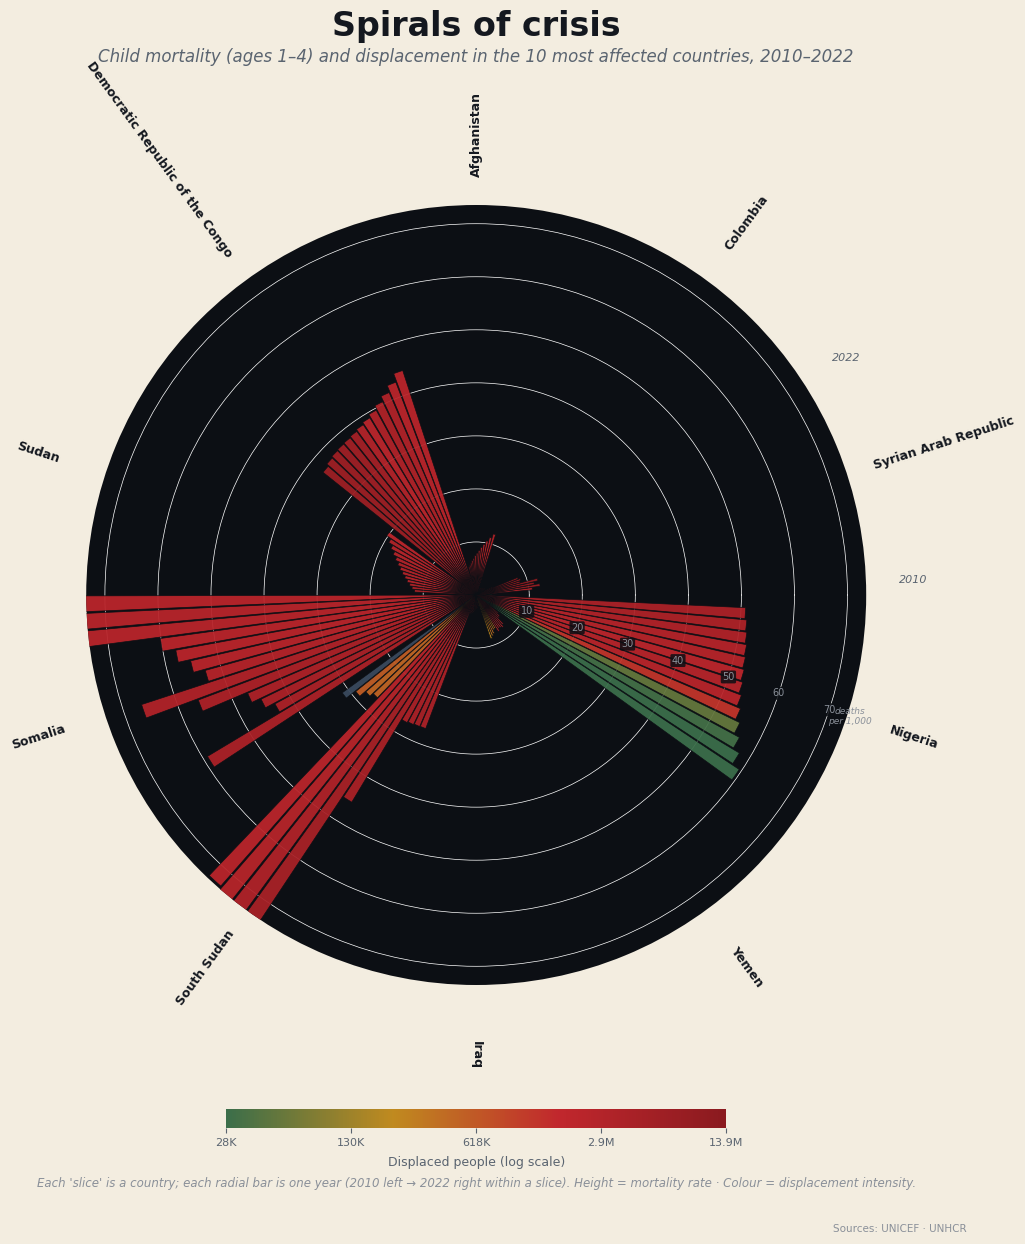
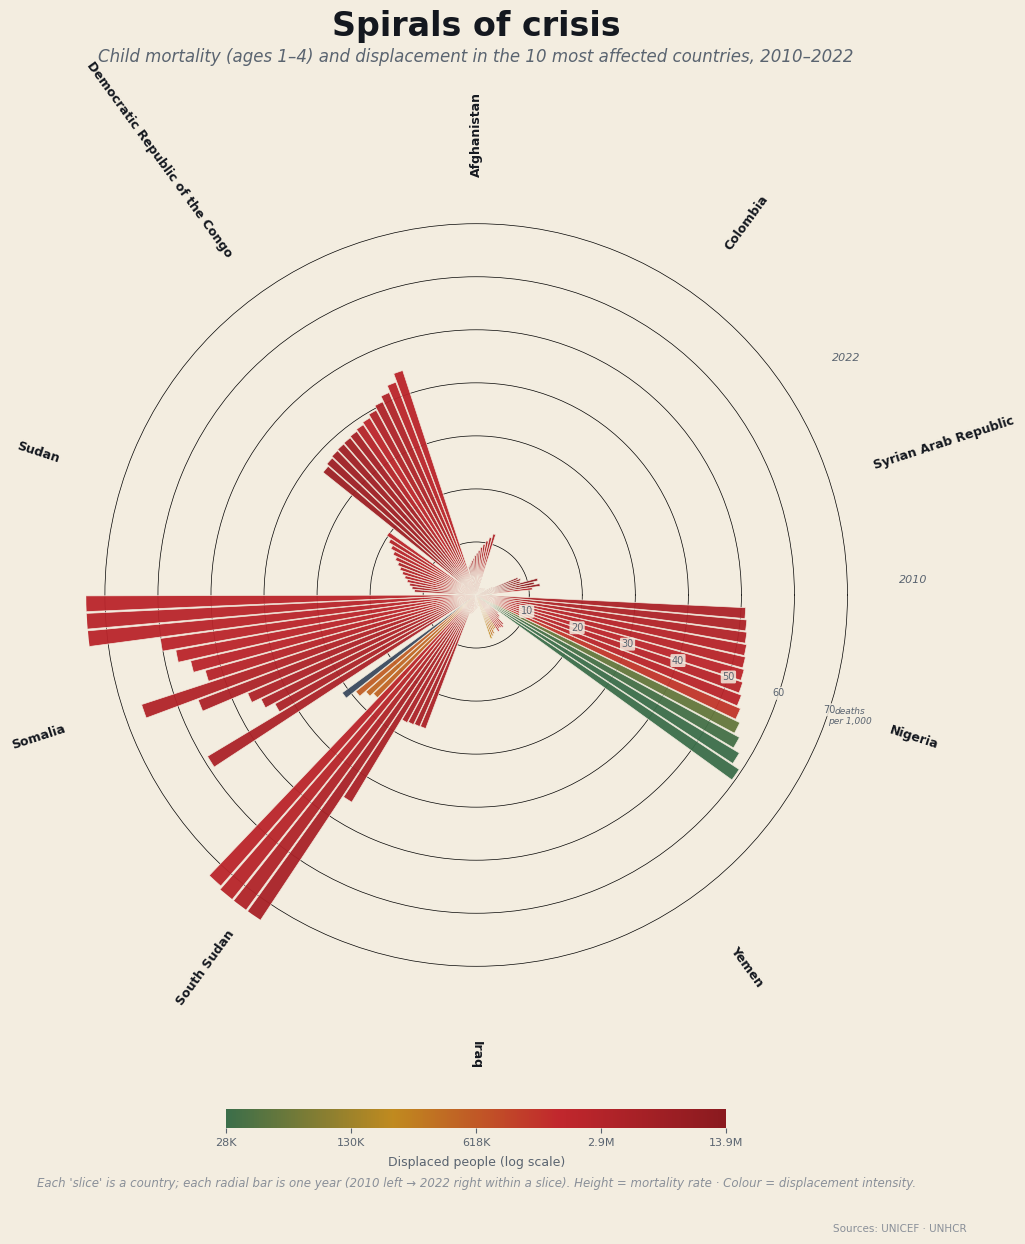
Code edit (unified diff) that turned the first committed figure into the second:
--- before
+++ after
@@ -3,5 +3,5 @@
 
 BG    = '#f3ede0'
-PANEL = '#0c0f14'
+PANEL = '#f3ede0'
 INK   = '#14181f'
 MUTED = '#5a6470'
@@ -54,5 +54,5 @@
         color = '#3a4a5e' if np.isnan(d) else cmap(norm(np.clip(d, norm.vmin, norm.vmax)))
         ax.bar(theta, r, width=year_width * 0.9, bottom=0.0,
-               color=color, edgecolor=PANEL, linewidth=0.5, alpha=0.95)
+               color=color, edgecolor=BG, linewidth=0.5, alpha=0.95)
 
     label_angle = base_angle + slice_width / 2
@@ -81,5 +81,5 @@
 ax.set_yticklabels([''] * len(ring_ticks))
 ax.set_xticks([])
-ax.grid(color=(1, 1, 1, 0.10), linewidth=0.5)
+ax.grid(color=(0, 0, 0, 0.12), linewidth=0.5)
 ax.spines['polar'].set_visible(False)
 ax.set_facecolor(PANEL)
@@ -87,8 +87,8 @@
 scale_angle = -slice_width / 2
 for r in ring_ticks:
-    ax.text(scale_angle, r, f'{int(r)}', ha='center', va='center', fontsize=7, color=DIM,
-            bbox=dict(boxstyle='round,pad=0.15', facecolor=PANEL, edgecolor='none', alpha=0.85))
+    ax.text(scale_angle, r, f'{int(r)}', ha='center', va='center', fontsize=7, color=MUTED,
+            bbox=dict(boxstyle='round,pad=0.15', facecolor=BG, edgecolor='none', alpha=0.85))
 ax.text(scale_angle, ring_ticks[-1] + 4, 'deaths\nper 1,000',
-        ha='center', va='center', fontsize=6.5, color=DIM, style='italic')
+        ha='center', va='center', fontsize=6.5, color=MUTED, style='italic')
 
 fig6.suptitle('Spirals of crisis', fontsize=24, fontweight='bold', y=0.97, color=INK)

Commit: updating viz 5